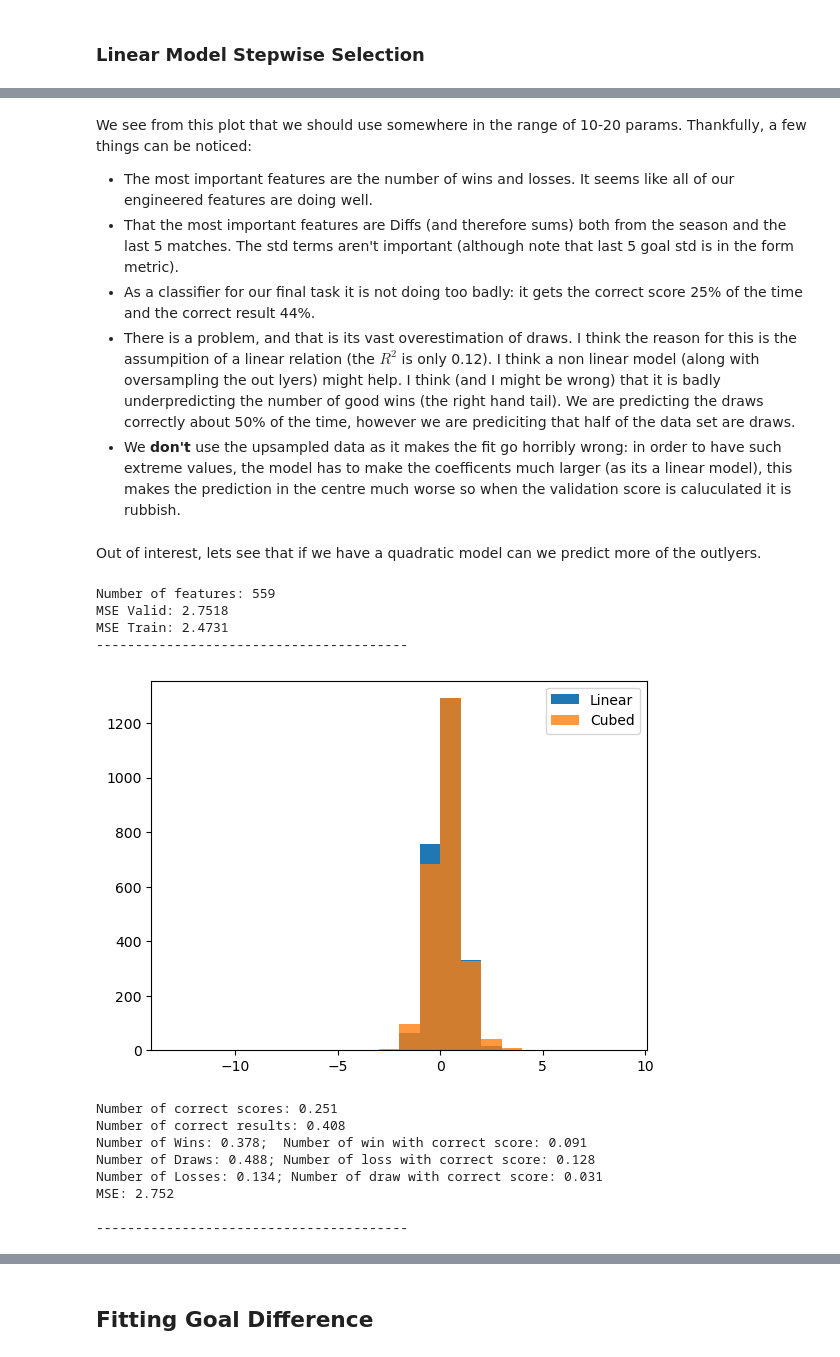
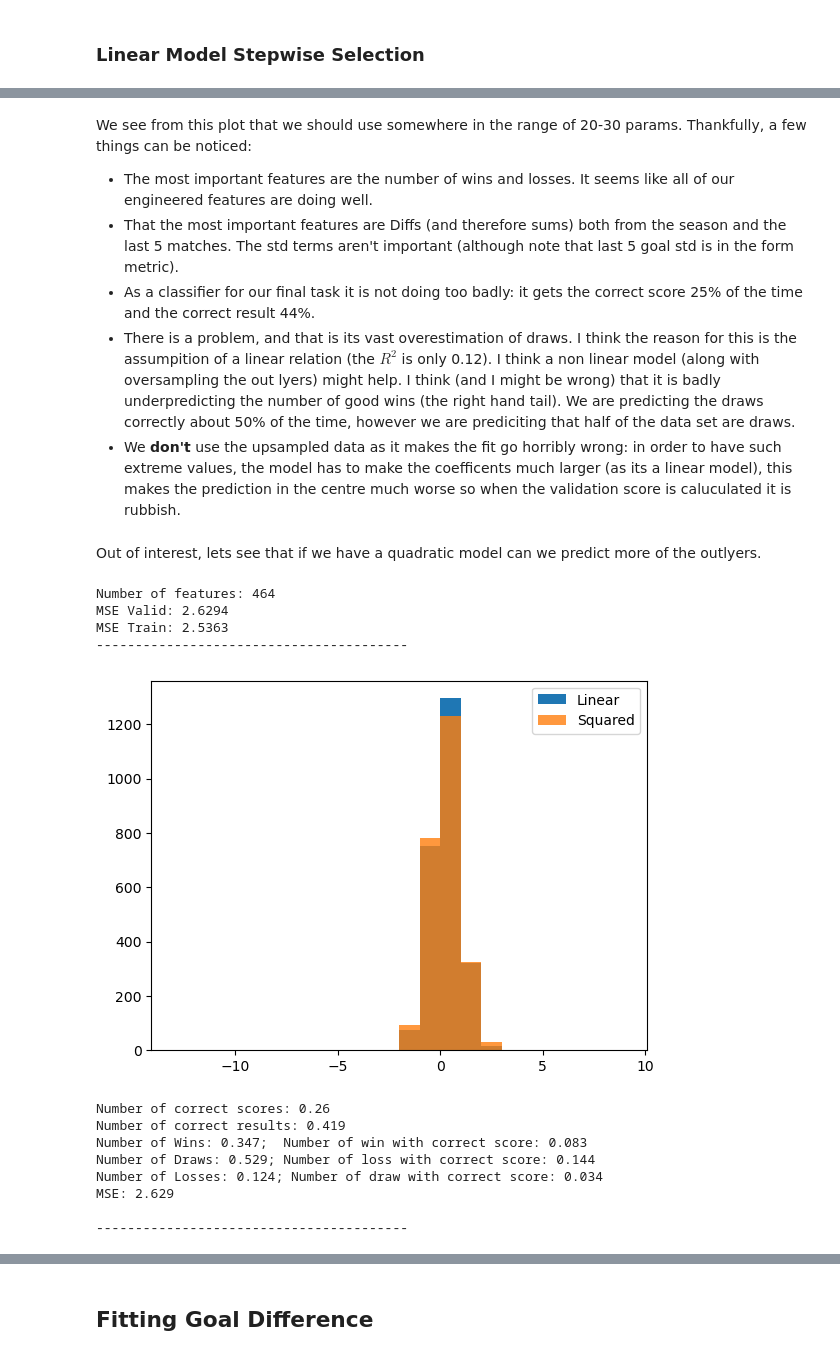
Before and after one commit to DomincDootson/Football_Game_Prediction, a Jupyter notebook: Goal_Difference_Prediction.ipynb, the cells around one changed output, grey strips where cells are left out. Cells and saved outputs as stored; diff of their text form; code cells hidden in the pictures.

```diff
--- a/Goal_Difference_Prediction.ipynb
+++ b/Goal_Difference_Prediction.ipynb
@@ -245,5 +238,5 @@ print(*enumerate(best_model[1]), sep = '\n')
 # %% [markdown]
-We see from this plot that we should use somewhere in the range of 10-20 params. Thankfully, a few things can be noticed:
+We see from this plot that we should use somewhere in the range of 20-30 params. Thankfully, a few things can be noticed:
 
 - The most important features are the number of wins and losses. It seems like all of our engineered features are doing well.
 - That the most important features are Diffs (and therefore sums) both from the season and the last 5 matches. The std terms aren't important (although note that last 5 goal std is in the form metric).
@@ -253,42 +246,42 @@ We see from this plot that we should use somewhere in the range of 10-20 params.
 # %% [markdown]
 Out of interest, lets see that if we have a quadratic model can we predict more of the outlyers.
 # %%
-degree = 3
+degree = 2
 def get_poly_features(X, degree):
     poly = PolynomialFeatures(degree,include_bias = False)
     X_poly = poly.fit_transform(X)
     return X_poly
 
 def fitting_goals_polynomial(train_data, valid_data, degree = 1):
     X_train_poly, X_valid_poly = get_poly_features(train_data[0], degree), get_poly_features(valid_data[0], degree)
     model = LinearRegression(fit_intercept = True)
     model.fit(X_train_poly, y_train)
     print(f"Number of features: {X_train_poly.shape[1]}")
     print(f"MSE Valid: {np.round(mean_squared_error(model.predict(X_valid_poly), valid_data[1]),4)}")
     print(f"MSE Train: {np.round(mean_squared_error(model.predict(X_train_poly), train_data[1]),4)}")
     print(f"{'-'*40}")
     return model
 
 plt.hist(best_model[0].predict(X_valid[best_model[1]]), alpha = 1, bins = bins, label = 'Linear')
 
 model = fitting_goals_polynomial([X_train[best_model[1]], y_train], [X_valid[best_model[1]], y_valid], degree = degree)
-plt.hist(model.predict(get_poly_features(X_valid[best_model[1]], degree)), bins  = bins, alpha = 0.8, label = 'Cubed')
+plt.hist(model.predict(get_poly_features(X_valid[best_model[1]], degree)), bins  = bins, alpha = 0.8, label = 'Squared')
 plt.legend()
 plt.show()
 
 check_predictions(model.predict(get_poly_features(X_valid[best_model[1]], degree)), y_valid['GOAL_DIFF_HOME_AWAY'])
 # %% [output]
-Number of features: 559
-MSE Valid: 2.7518
-MSE Train: 2.4731
+Number of features: 464
+MSE Valid: 2.6294
+MSE Train: 2.5363
 ----------------------------------------
-[figure, old version]
+[figure, new version]
-Number of correct scores: 0.251
-Number of correct results: 0.408
-Number of Wins: 0.378;  Number of win with correct score: 0.091
-Number of Draws: 0.488; Number of loss with correct score: 0.128
-Number of Losses: 0.134; Number of draw with correct score: 0.031
-MSE: 2.752
+Number of correct scores: 0.26
+Number of correct results: 0.419
+Number of Wins: 0.347;  Number of win with correct score: 0.083
+Number of Draws: 0.529; Number of loss with correct score: 0.144
+Number of Losses: 0.124; Number of draw with correct score: 0.034
+MSE: 2.629
 
 ----------------------------------------
 # %% [markdown]
```
Also changed, not shown: parts of 30 cells of this notebook, 11 other files.
